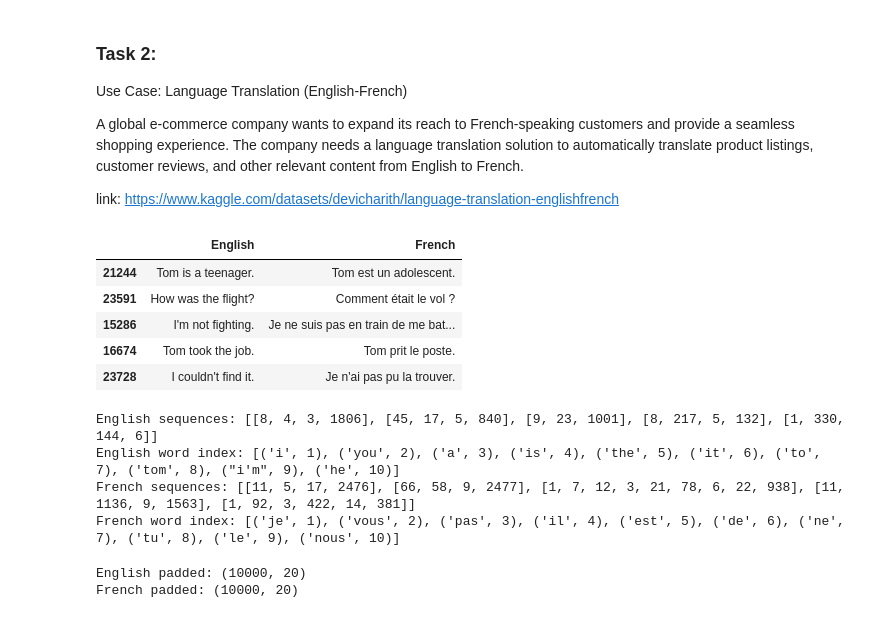
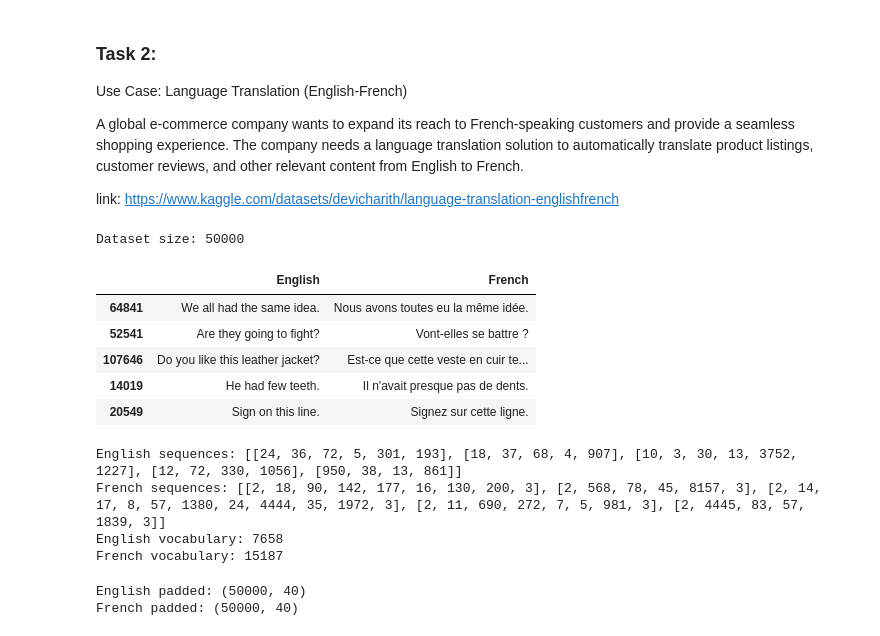
Before and after one commit to Zahra-Ro/NLP_Lab10, a Jupyter notebook: Lab10_Introduction_to_Machine_Translation-2.ipynb, the cells around one changed output. Drawn from its saved outputs; the diff is of its cells as text; code cells hidden in the pictures.

```diff
--- a/Lab10_Introduction_to_Machine_Translation-2.ipynb
+++ b/Lab10_Introduction_to_Machine_Translation-2.ipynb
@@ -181,23 +181,31 @@ link: https://www.kaggle.com/datasets/devicharith/language-translation-englishfr
 # %%
 import tensorflow as tf
 import numpy as np
 import pandas as pd
 
 from tensorflow.keras.preprocessing.text import Tokenizer
 from tensorflow.keras.preprocessing.sequence import pad_sequences
 from sklearn.model_selection import train_test_split
+
+df = pd.read_csv('/content/eng_-french.csv')
+
+df = df[['English words/sentences', 'French words/sentences']]
+df.columns = ['English', 'French']
+df = df.dropna()
+
+
+df = df.sample(min(50000, len(df)), random_state=42)
+
+english_sentences = df['English'].astype(str).tolist()
+french_sentences = df['French'].astype(str).tolist()
+
+print("Dataset size:", len(df))
+df.head()
+# %% [output]
+Dataset size: 50000
+|  | English | French |
+| 64841 | We all had the same idea. | Nous avons toutes eu la même idée. |
+| 52541 | Are they going to fight? | Vont-elles se battre ? |
+| 107646 | Do you like this leather jacket? | Est-ce que cette veste en cuir te... |
+| 14019 | He had few teeth. | Il n'avait presque pas de dents. |
+| 20549 | Sign on this line. | Signez sur cette ligne. |
-# %%
-
-df = pd.read_csv('/content/eng_-french.csv')
-df = df[['English words/sentences', 'French words/sentences']]
-df.columns = ['English', 'French']
-df = df.dropna()
-df = df.sample(min(10000, len(df)), random_state=42)
-df.head()
-# %% [output]
-|  | English | French |
-| 21244 | Tom is a teenager. | Tom est un adolescent. |
-| 23591 | How was the flight? | Comment était le vol ? |
-| 15286 | I'm not fighting. | Je ne suis pas en train de me bat... |
-| 16674 | Tom took the job. | Tom prit le poste. |
-| 23728 | I couldn't find it. | Je n'ai pas pu la trouver. |
@@ -204,47 +217,57 @@ df.head()
 # %%
-english_sentences = df['English'].astype(str).tolist()
-french_sentences = df['French'].astype(str).tolist()
+MAX_VOCAB = 20000
 
-tokenizer_eng = Tokenizer()
+tokenizer_eng = Tokenizer(
+    num_words=MAX_VOCAB,
+    oov_token="<unk>"
+)
+
 tokenizer_eng.fit_on_texts(english_sentences)
 
 eng_sequences = tokenizer_eng.texts_to_sequences(english_sentences)
 eng_word_index = tokenizer_eng.word_index
 
 print("English sequences:", eng_sequences[:5])
-print("English word index:", list(eng_word_index.items())[:10])
 
 
-tokenizer_frn = Tokenizer()
+tokenizer_frn = Tokenizer(
+    num_words=MAX_VOCAB,
+    oov_token="<unk>"
+)
+
 tokenizer_frn.fit_on_texts(french_sentences)
 
 frn_sequences = tokenizer_frn.texts_to_sequences(french_sentences)
 frn_word_index = tokenizer_frn.word_index
 
 print("French sequences:", frn_sequences[:5])
-print("French word index:", list(frn_word_index.items())[:10])
+
+print("English vocabulary:", len(eng_word_index))
+print("French vocabulary:", len(frn_word_index))
 # %% [output]
-English sequences: [[8, 4, 3, 1806], [45, 17, 5, 840], [9, 23, 1001], [8, 217, 5, 132], [1, 330, 144, 6]]
-English word index: [('i', 1), ('you', 2), ('a', 3), ('is', 4), ('the', 5), ('it', 6), ('to', 7), ('tom', 8), ("i'm", 9), ('he', 10)]
-French sequences: [[11, 5, 17, 2476], [66, 58, 9, 2477], [1, 7, 12, 3, 21, 78, 6, 22, 938], [11, 1136, 9, 1563], [1, 92, 3, 422, 14, 381]]
-French word index: [('je', 1), ('vous', 2), ('pas', 3), ('il', 4), ('est', 5), ('de', 6), ('ne', 7), ('tu', 8), ('le', 9), ('nous', 10)]
+English sequences: [[24, 36, 72, 5, 301, 193], [18, 37, 68, 4, 907], [10, 3, 30, 13, 3752, 1227], [12, 72, 330, 1056], [950, 38, 13, 861]]
+French sequences: [[2, 18, 90, 142, 177, 16, 130, 200, 3], [2, 568, 78, 45, 8157, 3], [2, 14, 17, 8, 57, 1380, 24, 4444, 35, 1972, 3], [2, 11, 690, 272, 7, 5, 981, 3], [2, 4445, 83, 57, 1839, 3]]
+English vocabulary: 7658
+French vocabulary: 15187
 # %%
-MAX_LEN = 20
+MAX_LEN = 40
 
 eng_padded = pad_sequences(
     eng_sequences,
     maxlen=MAX_LEN,
-    padding='post'
+    padding='post',
+    truncating='post'
 )
 
 frn_padded = pad_sequences(
     frn_sequences,
     maxlen=MAX_LEN,
-    padding='post'
+    padding='post',
+    truncating='post'
 )
 
 print("English padded:", eng_padded.shape)
 print("French padded:", frn_padded.shape)
 # %% [output]
-English padded: (10000, 20)
-French padded: (10000, 20)
+English padded: (50000, 40)
+French padded: (50000, 40)
```
Also changed, not shown: parts of 12 cells of this notebook.
